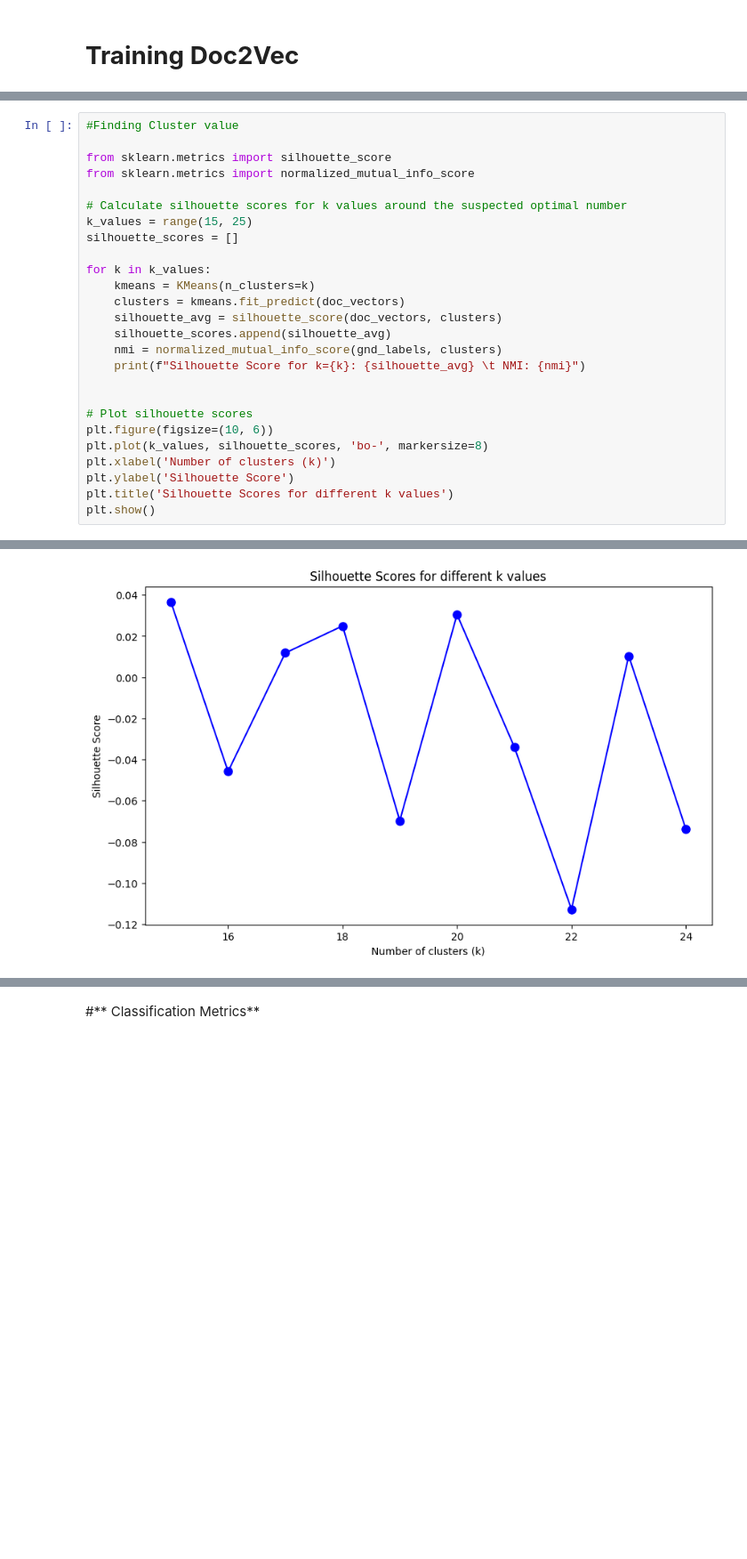
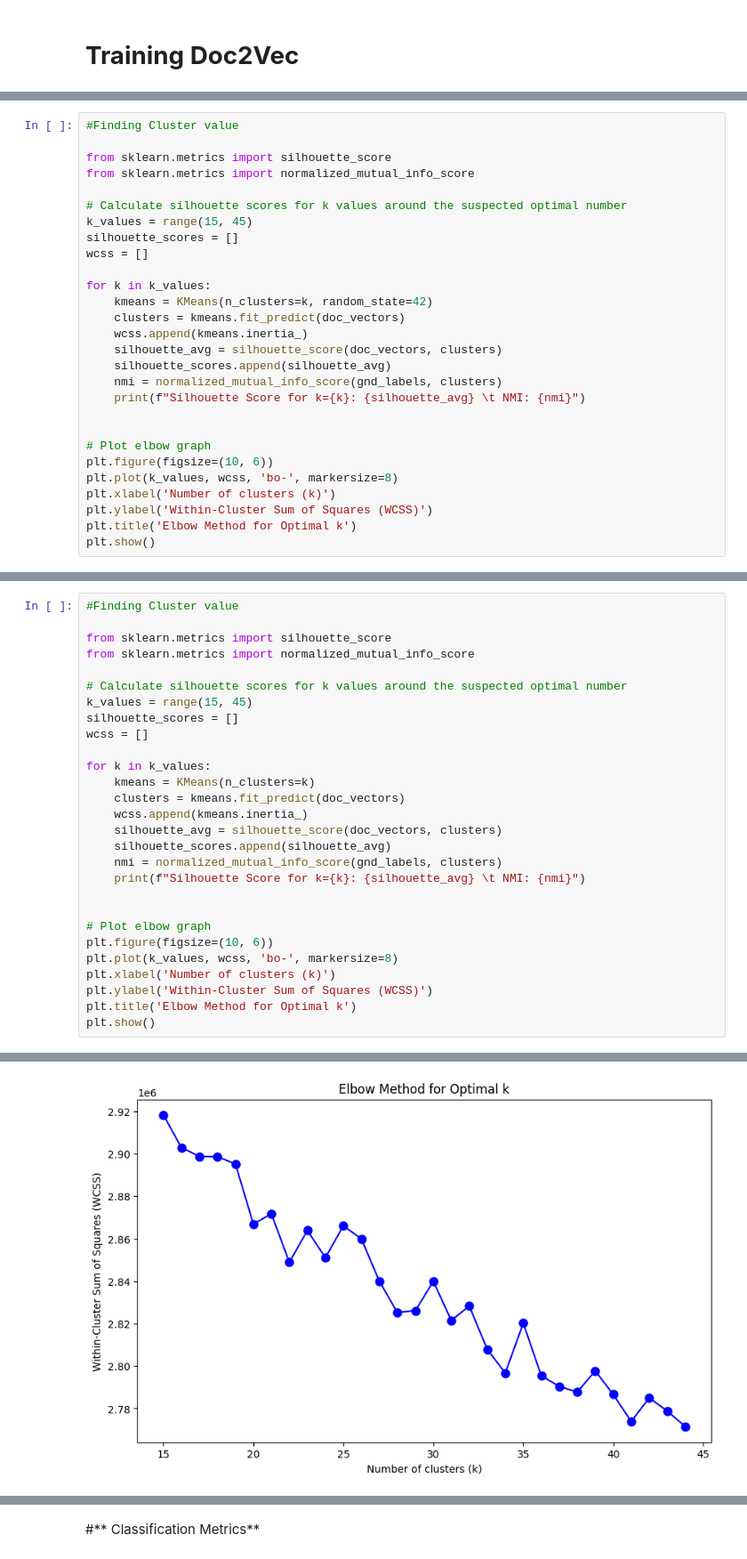
Before and after one commit to chethana613/document_clustering, a Jupyter notebook: Data_Clustering_Project_KMeans.ipynb, the cells around one changed output, grey strips where cells are left out. Shown at 89% size. Saved outputs shown, nothing was run; the diff lists cells and outputs as text; blank space fills up the shorter version.

```diff
--- a/Data_Clustering_Project_KMeans.ipynb
+++ b/Data_Clustering_Project_KMeans.ipynb
@@ -237,0 +240,28 @@ Silhouette Score for k=24: -0.12880408763885498          NMI: 0.2778370960072599
+# %%
+#Finding Cluster value
+
+from sklearn.metrics import silhouette_score
+from sklearn.metrics import normalized_mutual_info_score
+
+# Calculate silhouette scores for k values around the suspected optimal number
+k_values = range(15, 45)
+silhouette_scores = []
+wcss = []
+
+for k in k_values:
+    kmeans = KMeans(n_clusters=k, random_state=42)
+    clusters = kmeans.fit_predict(doc_vectors)
+    wcss.append(kmeans.inertia_)
+    silhouette_avg = silhouette_score(doc_vectors, clusters)
+    silhouette_scores.append(silhouette_avg)
+    nmi = normalized_mutual_info_score(gnd_labels, clusters)
+    print(f"Silhouette Score for k={k}: {silhouette_avg} \t NMI: {nmi}")
+
+
+# Plot elbow graph
+plt.figure(figsize=(10, 6))
+plt.plot(k_values, wcss, 'bo-', markersize=8)
+plt.xlabel('Number of clusters (k)')
+plt.ylabel('Within-Cluster Sum of Squares (WCSS)')
+plt.title('Elbow Method for Optimal k')
+plt.show()
@@ -242,23 +291,25 @@ from sklearn.metrics import silhouette_score
 from sklearn.metrics import normalized_mutual_info_score
 
 # Calculate silhouette scores for k values around the suspected optimal number
-k_values = range(15, 25)
+k_values = range(15, 45)
 silhouette_scores = []
+wcss = []
 
 for k in k_values:
     kmeans = KMeans(n_clusters=k)
     clusters = kmeans.fit_predict(doc_vectors)
+    wcss.append(kmeans.inertia_)
     silhouette_avg = silhouette_score(doc_vectors, clusters)
     silhouette_scores.append(silhouette_avg)
     nmi = normalized_mutual_info_score(gnd_labels, clusters)
     print(f"Silhouette Score for k={k}: {silhouette_avg} \t NMI: {nmi}")
 
 
-# Plot silhouette scores
+# Plot elbow graph
 plt.figure(figsize=(10, 6))
-plt.plot(k_values, silhouette_scores, 'bo-', markersize=8)
+plt.plot(k_values, wcss, 'bo-', markersize=8)
 plt.xlabel('Number of clusters (k)')
-plt.ylabel('Silhouette Score')
-plt.title('Silhouette Scores for different k values')
+plt.ylabel('Within-Cluster Sum of Squares (WCSS)')
+plt.title('Elbow Method for Optimal k')
 plt.show()
 # %% [output]
@@ -275 +333 @@ Silhouette Score for k=24: -0.07391933351755142          NMI: 0.3009295053447948
-[figure, old version]
+[figure, new version]
```
Also changed, not shown: parts of 5 cells of this notebook.
